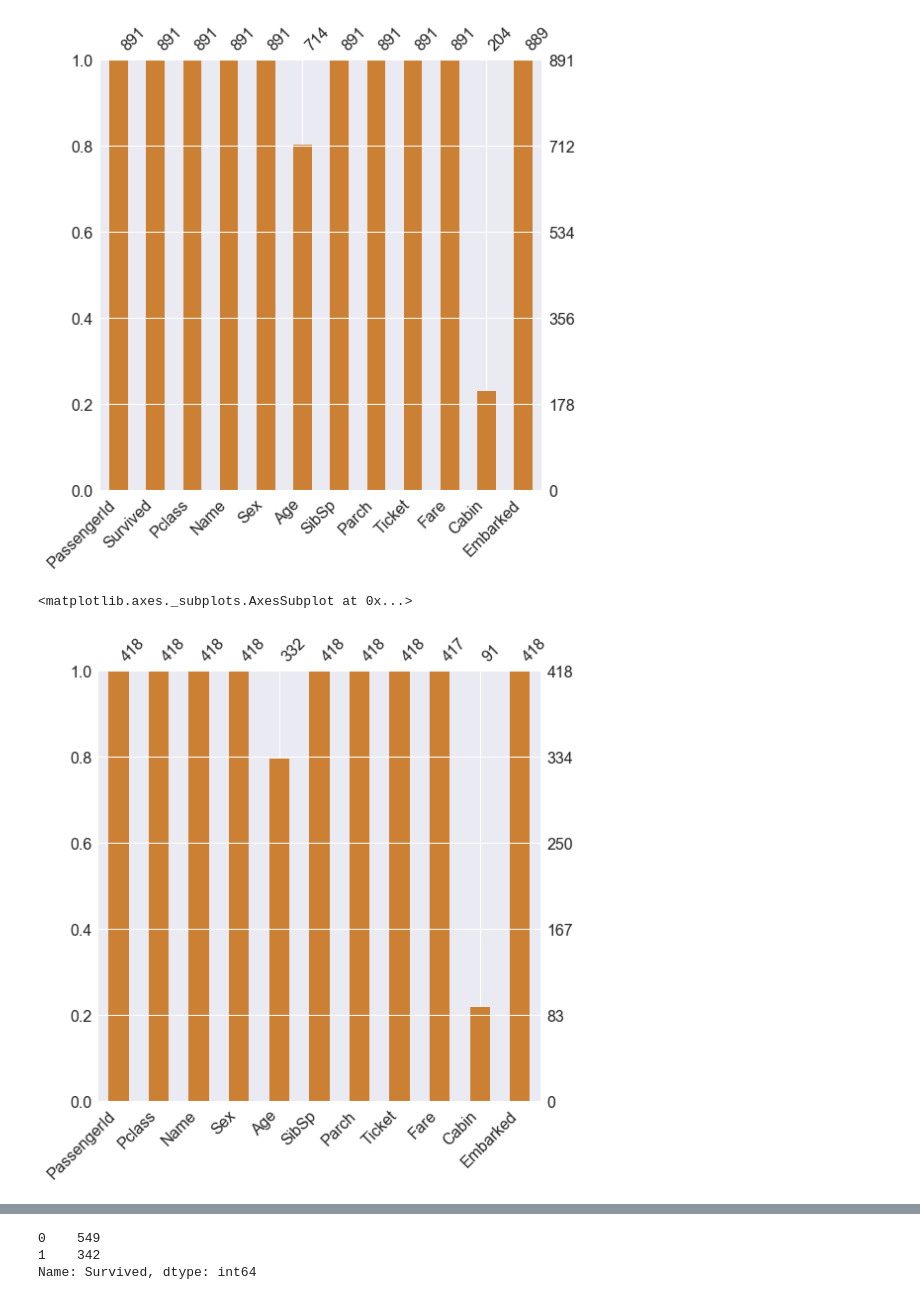
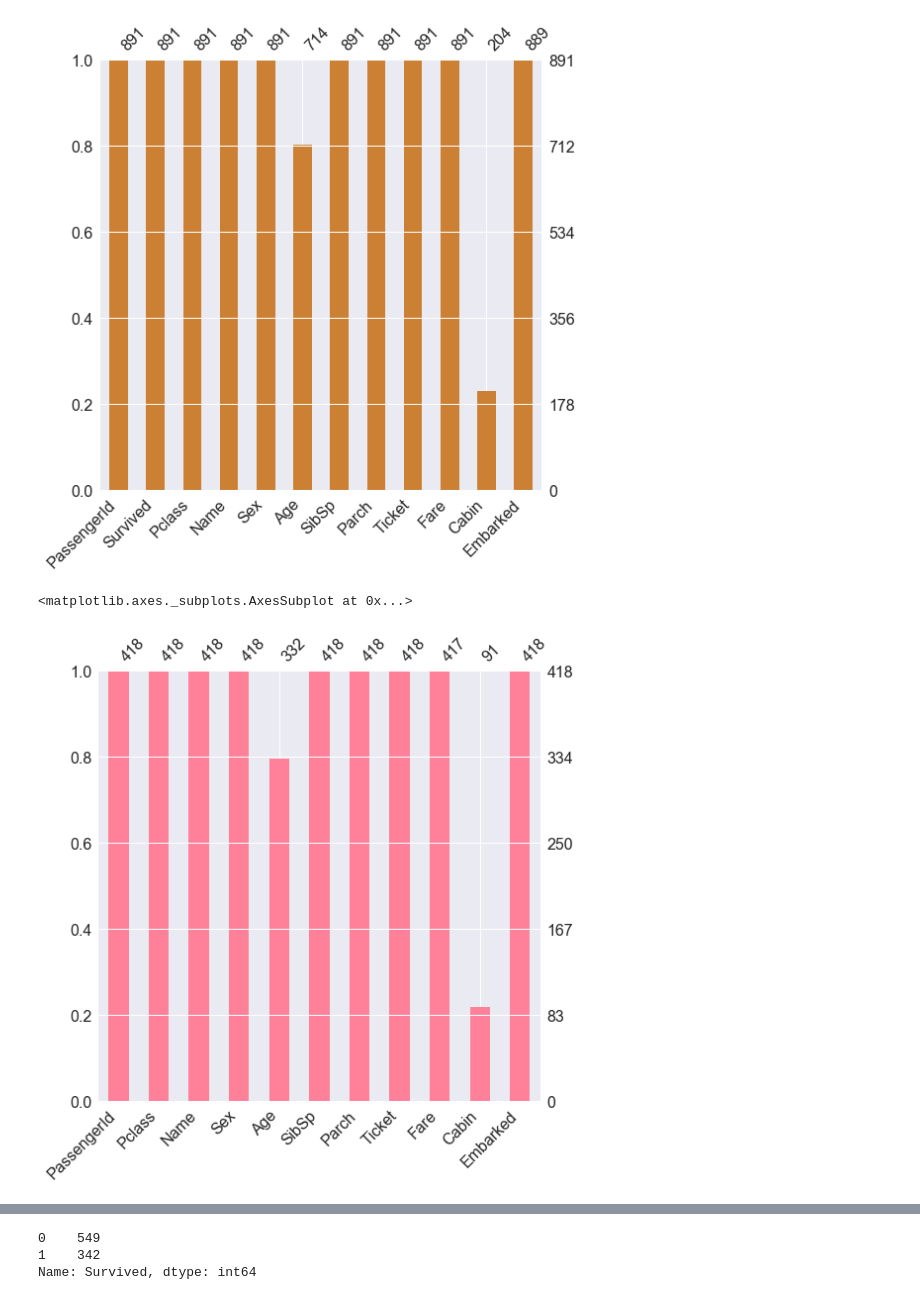
Before and after one commit to Jerrykim91/Pandas_Study, a Jupyter notebook: Titanic_from_Kaggle_kr/Titanic_01.ipynb, the cells around one changed output, grey strips where cells are left out. Cells and saved outputs as stored; diff of their text form; code cells hidden in the pictures.

```diff
--- a/Titanic_from_Kaggle_kr/Titanic_01.ipynb
+++ b/Titanic_from_Kaggle_kr/Titanic_01.ipynb
@@ -247,8 +251,8 @@ msno.bar(df = df_train.iloc[:,:], figsize=(8,8), color=(0.8, 0.5, 0.2))
 [figure]
 # %%
 # df_test
-msno.bar(df = df_test.iloc[:,:], figsize=(8,8), color=(0.8, 0.5, 0.2))
+msno.bar(df = df_test.iloc[:,:], figsize=(8,8), color=(1, 0.5, 0.6))
 # %% [output]
 <matplotlib.axes._subplots.AxesSubplot at 0x...>
-[figure, old version]
+[figure, new version]
 # %% [markdown]
```
Also changed, not shown: parts of 24 cells of this notebook.
